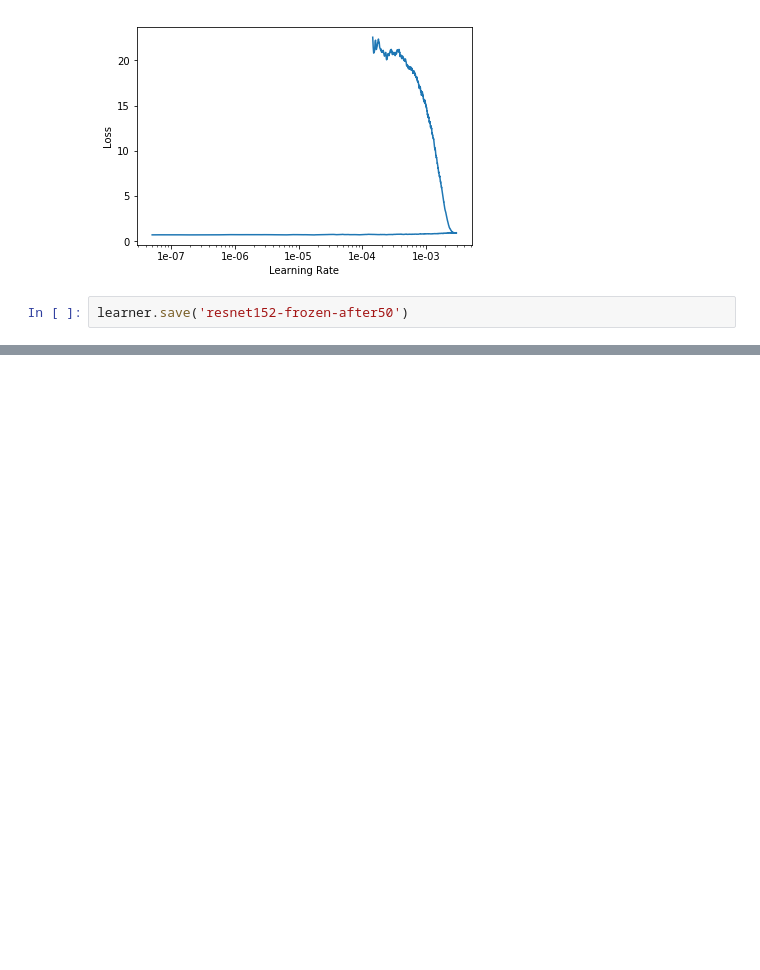
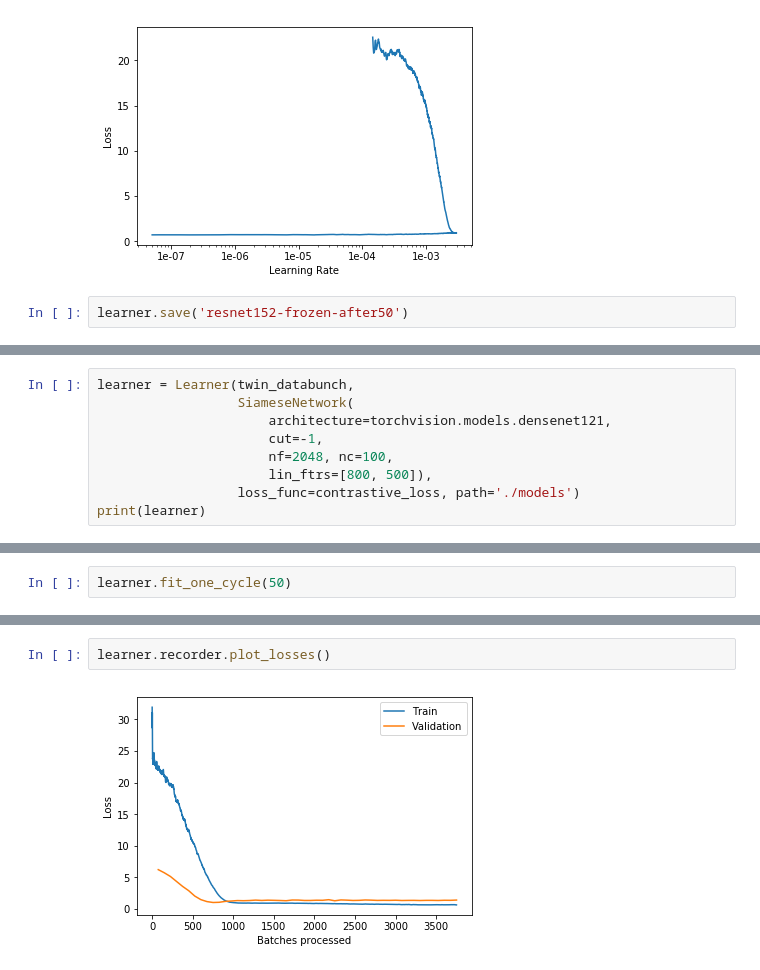
Before and after one commit to webdizz/upass.ai, a Jupyter notebook: twin-databunch.ipynb, the cells around one changed output, grey strips where cells are left out. Drawn from its saved outputs; the diff is of its cells as text; blank space fills up the shorter version.

Commit message:
Add Densenet121 based implementation

```diff
--- a/twin-databunch.ipynb
+++ b/twin-databunch.ipynb
@@ -117,0 +120,9 @@ learner.save('resnet152-frozen-after50')
+# %%
+learner = Learner(twin_databunch,
+                  SiameseNetwork(
+                      architecture=torchvision.models.densenet121,
+                      cut=-1,
+                      nf=2048, nc=100,
+                      lin_ftrs=[800, 500]),
+                  loss_func=contrastive_loss, path='./models')
+print(learner)
@@ -117,0 +149,2 @@ learner.save('resnet152-frozen-after50')
+# %%
+learner.fit_one_cycle(50)
@@ -117,0 +169,4 @@ learner.save('resnet152-frozen-after50')
+# %%
+learner.recorder.plot_losses()
+# %% [output]
+[figure, added]
```
Also changed, not shown: parts of 6 cells of this notebook.
